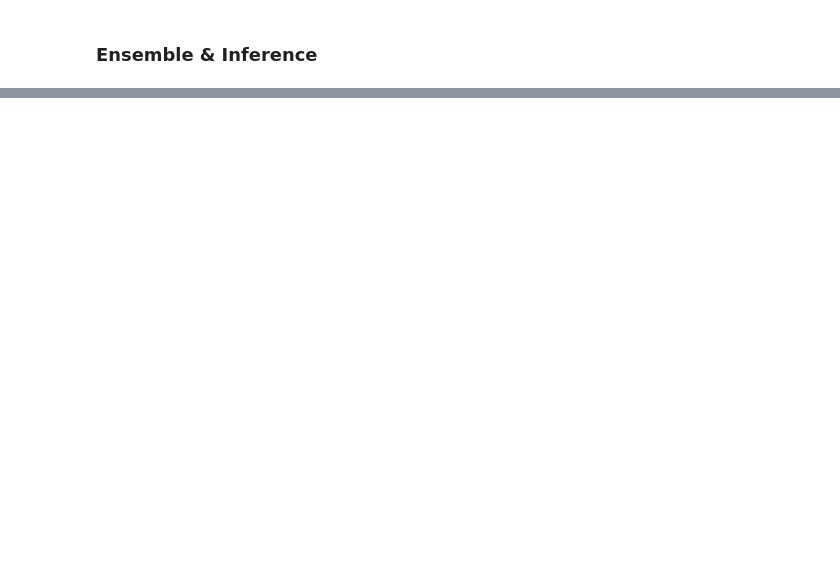
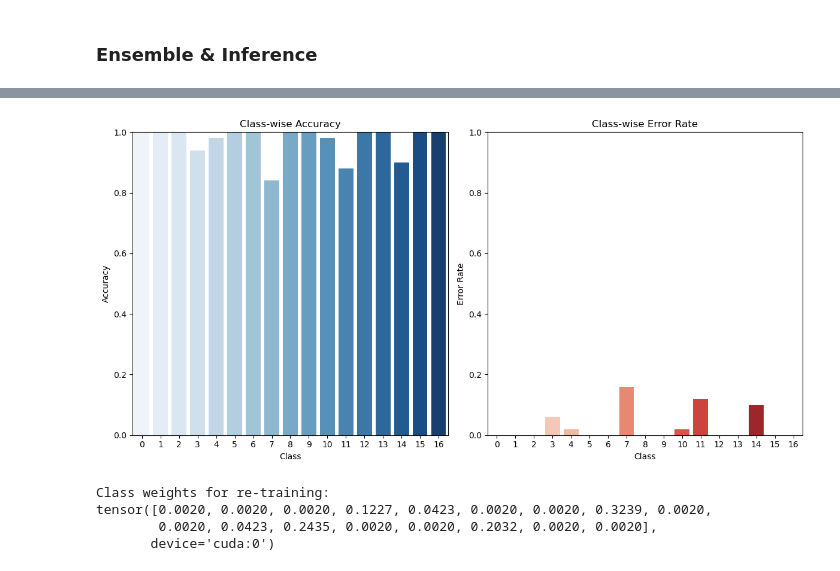
Before and after one commit to AIBootcamp13/upstageailab-cv-classification-cv_1, a Jupyter notebook: code/Models-V3.ipynb, the cells around one changed output, grey strips where cells are left out. Drawn from its saved outputs; the diff is of its cells as text; code cells hidden in the pictures; blank space fills up the shorter version.

```diff
--- a/code/Models-V3.ipynb
+++ b/code/Models-V3.ipynb
@@ -444,15 +455,2 @@ View run at https://wandb.ai/moonstalker9010-none/Document%20Classification/runs
 # %% [markdown]
 ### Ensemble & Inference
-# %%
-submission = pd.read_csv("../data/sample_submission.csv")
-test_dataset = ImageDataset(test_df, test_path, transform=test_transform)
-test_loader = DataLoader(test_dataset, batch_size=BATCH_SIZE, shuffle=False, num_workers=num_workers)
-
-# 저장된 fold 모델 불러오기
-models = []
-for fold in range(5):
-    model = timm.create_model(model_name, pretrained=False, num_classes=17, drop_path_rate=Drop_out)
-    model.load_state_dict(torch.load(f"../model/V2/model_fold{fold+1}.pth", map_location=device))
-    model.to(device)
-    model.eval()
-    models.append(model)
@@ -486,0 +656,55 @@ V2-submission_weighted.csv 저장
+# %%
+cm = confusion_matrix(all_targets, all_preds, labels=np.arange(17))
+correct_per_class = np.diag(cm)
+total_per_class = cm.sum(axis=1)
+accuracy_per_class = correct_per_class / total_per_class
+
+df = pd.DataFrame({
+    "class": np.arange(17),
+    "accuracy": accuracy_per_class,
+    "errors": 1 - accuracy_per_class
+})
+
+fig, axes = plt.subplots(1, 2, figsize=(12, 6))  # 1행 2열로 서브플롯 생성
+
+# 정답률 bar plot
+sns.barplot(ax=axes[0], x="class", y="accuracy", data=df, palette='Blues')
+axes[0].set_title("Class-wise Accuracy")
+axes[0].set_ylim(0, 1.0)
+axes[0].set_ylabel("Accuracy")
+axes[0].set_xlabel("Class")
+
+# 오답률 bar plot
+sns.barplot(ax=axes[1], x="class", y="errors", data=df, palette='Reds')
+axes[1].set_title("Class-wise Error Rate")
+axes[1].set_ylim(0, 1.0)
+axes[1].set_ylabel("Error Rate")
+axes[1].set_xlabel("Class")
+
+plt.tight_layout()
+plt.show()
+# %% [output]
+[figure, added]
+# %%
+from collections import Counter
+
+true_counter = Counter(all_targets)
+correct_counter = Counter([t for t, p in zip(all_targets, all_preds) if t == p])
+
+class_accuracies = []
+for cls in range(17):
+    total = true_counter[cls]
+    correct = correct_counter[cls]
+    acc = correct / total if total > 0 else 0.0
+    class_accuracies.append(acc)
+
+error_rates = 1.0 - np.array(class_accuracies)
+error_rates += 1e-3  # 안정성 확보
+class_weights = error_rates / error_rates.sum()
+class_weights = torch.tensor(class_weights, dtype=torch.float32).to(device)
+print(f"Class weights for re-training:\n{class_weights}")
+# %% [output]
+Class weights for re-training:
+tensor([0.0020, 0.0020, 0.0020, 0.1227, 0.0423, 0.0020, 0.0020, 0.3239, 0.0020,
+        0.0020, 0.0423, 0.2435, 0.0020, 0.0020, 0.2032, 0.0020, 0.0020],
+       device='cuda:0')
```
Also changed, not shown: parts of 16 cells of this notebook, 7 other files.
